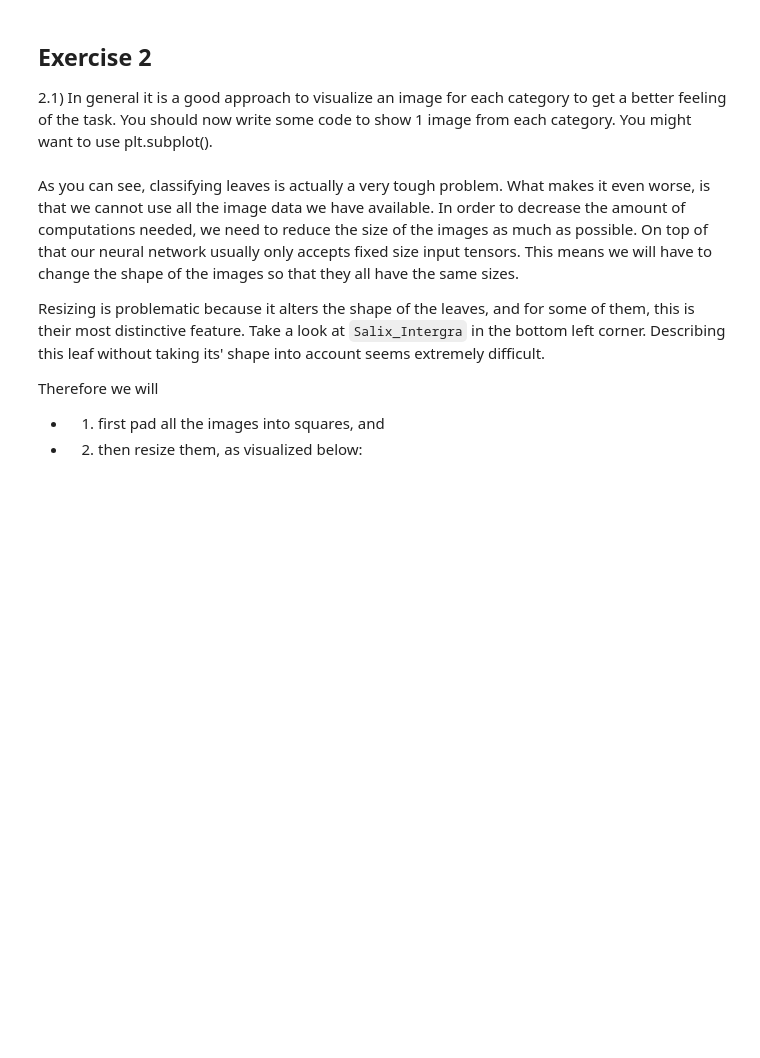
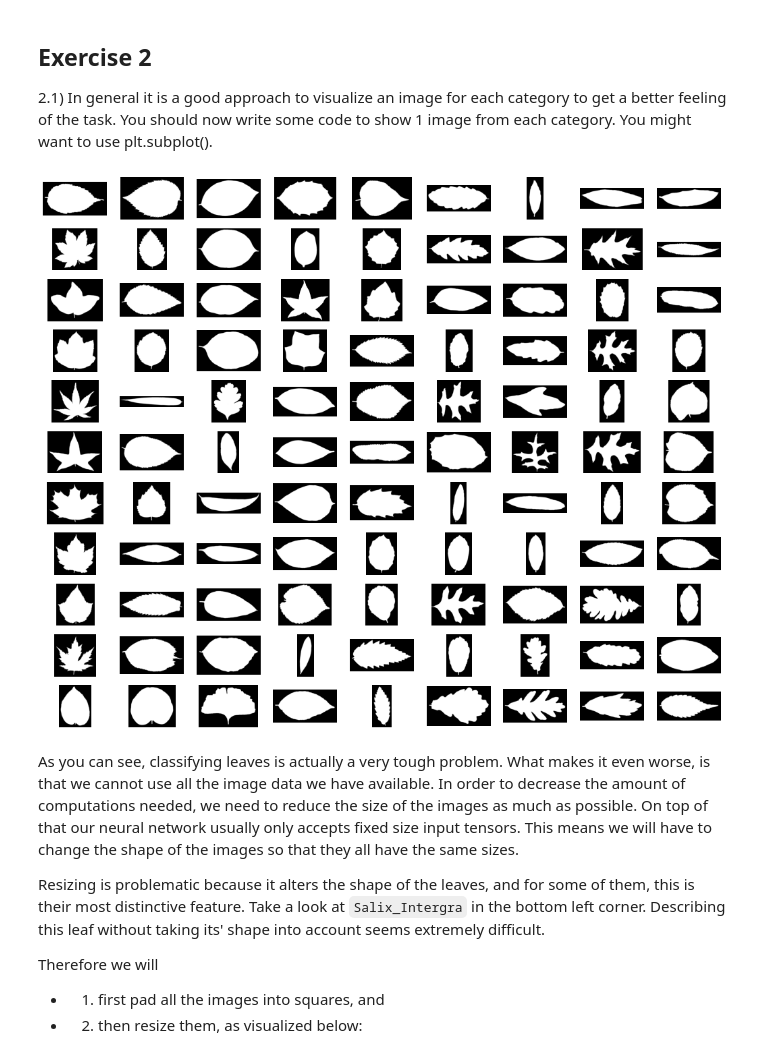
Before and after one commit to pearlww/02456-deep-learning-with-PyTorch, a Jupyter notebook: 6_Mini_Project/6.1-EXE-Kaggle-Leaf-Challenge.ipynb, the cells around one changed output. Cells and saved outputs as stored; diff of their text form; code cells hidden in the pictures; blank space fills up the shorter version.

```diff
--- a/6_Mini_Project/6.1-EXE-Kaggle-Leaf-Challenge.ipynb
+++ b/6_Mini_Project/6.1-EXE-Kaggle-Leaf-Challenge.ipynb
@@ -85,8 +105,8 @@ After going through a quick authorization process you should now have access to
 # %% [markdown]
 Let's save the path for later use. Just replace this with your local path if you're not running on colab.
 # %%
-drive_path = 'drive/My Drive/'
-# local_path = ''  # if you're folder structure is as defined above and you want to run locally
+drive_path = 'drive/My Drive/Deep Learning/02456-deep-learning-with-PyTorch/6_Mini_Project/'
+local_path = './'  # if you're folder structure is as defined above and you want to run locally
 # %% [markdown]
 # Visualizing the data
 
@@ -95,13 +115,13 @@ You need to load them first!
 Then we load in the training data, which is in CSV format. For this, we use [pandas](https://pandas.pydata.org/).
 Pandas is useful for data analysis, but we don't suggest using it in any production code.
 # %%
-image_paths = glob.glob("drive/My Drive/images/*.jpg") # if your path to the
+image_paths = glob.glob(drive_path + "images/*.jpg")# if your path to the
 print("Total Observations:\t", len(image_paths))
 
 # now loading the train.csv to find features for each training point
-train = pd.read_csv('drive/My Drive/train.csv')
-train_images = ['drive/My Drive/images/{}.jpg'.format(i) for i in train.id.values]
+train = pd.read_csv(drive_path + 'train.csv')
+train_images = [drive_path + 'images/{}.jpg'.format(i) for i in train.id.values]
 
 # now loading the test.csv
-test = pd.read_csv('drive/My Drive/test.csv')
+test = pd.read_csv(drive_path + 'test.csv')
 # %% [output]
@@ -147,3 +191,16 @@ plt.show()
+# %%
+# Now plot 1 image from each category:
+fig,a =  plt.subplots(11,9,figsize=(18,15))
+for i in range(11):
+    for j in range(9):
+        idx = indexes[11*j+i]
+        image = imread(image_paths[idx], as_gray=True)
+        a[i][j].imshow(image, cmap='gray')
+        a[i][j].axis('off')
+        #a[i][j].title("%s" % (species[idx]))
+plt.show()
+# %% [output]
+[figure, added]
 # %% [markdown]
 As you can see, classifying leaves is actually a very tough problem.
 What makes it even worse, is that we cannot use all the image data we have available.
```
Also changed, not shown: parts of 30 cells of this notebook, 8 other files.
